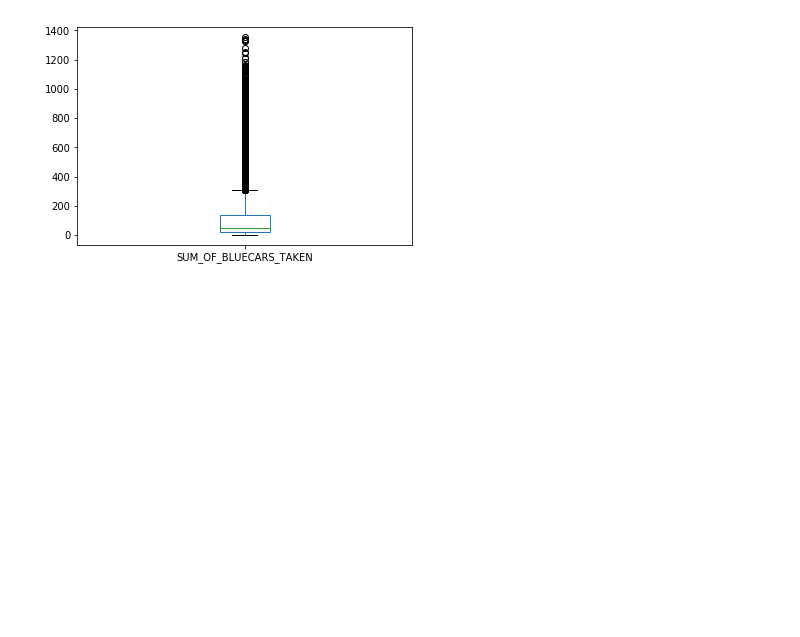
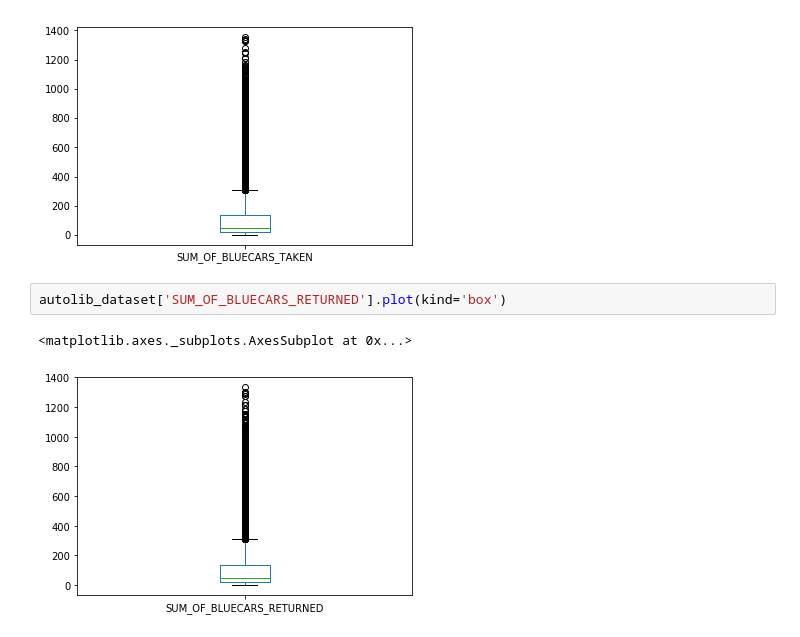
Before and after one commit to theBuluku/The-Autolib-Super-Project, a Jupyter notebook: The_Autolib_Super_Project.ipynb, the cells around one changed output. Cells and saved outputs as stored; diff of their text form; blank space fills up the shorter version.

```diff
--- a/The_Autolib_Super_Project.ipynb
+++ b/The_Autolib_Super_Project.ipynb
@@ -156,3 +170,8 @@ autolib_dataset['SUM_OF_BLUECARS_TAKEN'].plot(kind='box')
 # %% [output]
 <matplotlib.axes._subplots.AxesSubplot at 0x...>
 [figure]
+# %%
+autolib_dataset['SUM_OF_BLUECARS_RETURNED'].plot(kind='box')
+# %% [output]
+<matplotlib.axes._subplots.AxesSubplot at 0x...>
+[figure, added]
```
Also changed, not shown: parts of 41 cells of this notebook.
